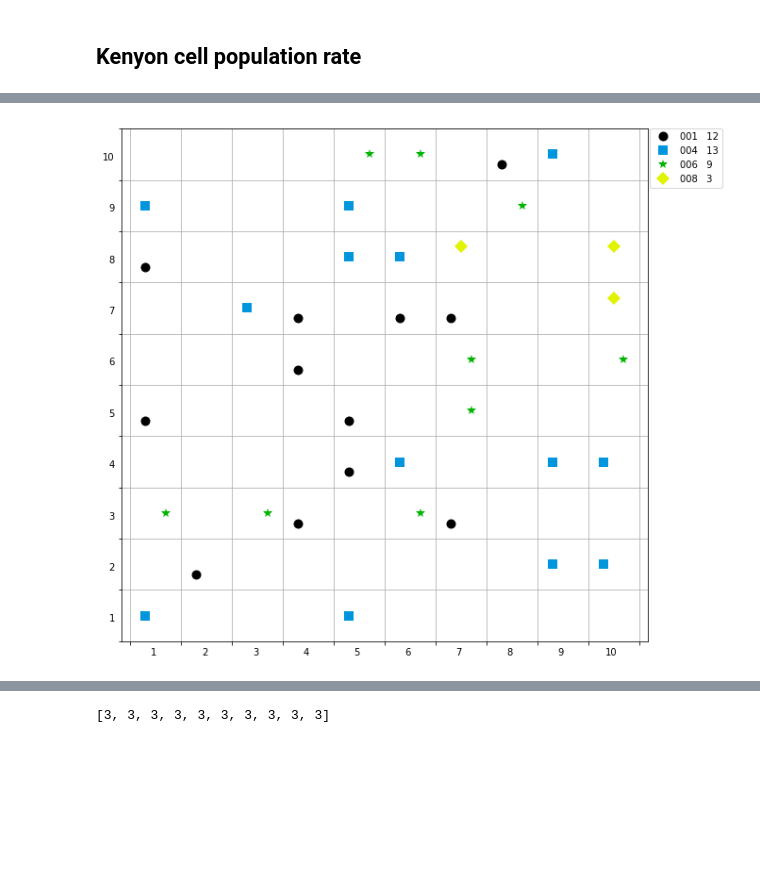
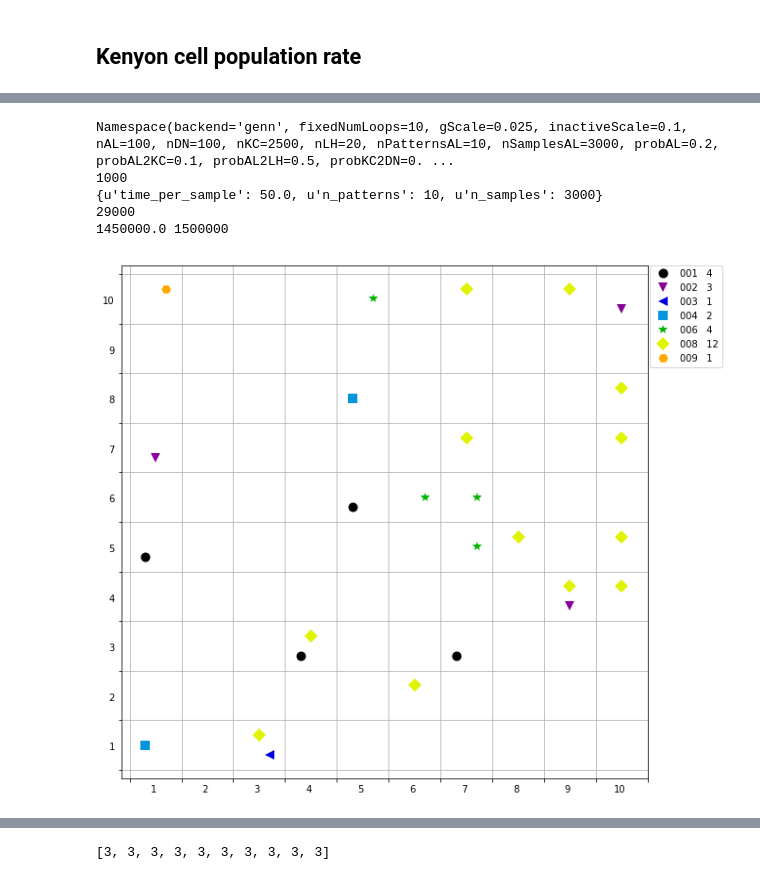
Before and after one commit to chanokin/brainscales-recognition, a Jupyter notebook: codebase/mushroom_body/analyze_mbody_results.ipynb, the cells around one changed output, grey strips where cells are left out. Saved outputs shown, nothing was run; the diff lists cells and outputs as text; code cells hidden in the pictures; blank space fills up the shorter version.

```diff
--- a/codebase/mushroom_body/analyze_mbody_results.ipynb
+++ b/codebase/mushroom_body/analyze_mbody_results.ipynb
@@ -591,5 +589,5 @@ plt.show()
 # %%
-analyse_overlap = bool(1)
+analyse_overlap = bool(0) and args.nSamplesAL <= 500
 
 if analyse_overlap:
     data = np.load(fname)
@@ -1385,4 +1303,34 @@ cmap[:, 3] = 1.0
 # %%
+data = np.load(fname)
+args = data['args'].item()
+
+print(args)
+config = {
+    'n_patterns': args.nPatternsAL,
+    'n_samples': args.nSamplesAL,
+    'time_per_sample': float(data['sample_dt']),
+}
+n_test = data['n_test_samples']
+print(n_test)
+start_idx = max(0, args.nPatternsAL * args.nSamplesAL - (n_test) )
+start_t = start_idx * float(data['sample_dt'])
+end_t = total_t
+print(config)
+print(start_idx)
+print(start_t, end_t)
+act_neurons = active_neurons_per_pattern(out_spikes, start_t, end_t,
+                data['sample_indices'], start_idx, config)
+
+# gr = matplotlib.cm.gist_rainbow
+gr = matplotlib.cm.nipy_spectral
+cmap_dc = gr.N//args.nPatternsAL
+cmap = np.array([gr(i*cmap_dc) for i in range(args.nPatternsAL)] )
+# print(help(cmap))
+#
+cmap[:, 3] = 1.0
+
+
+
 markers = ['o', 'v', '<', 's', 'P', '*', 'X', 'D', 'H', '>']
 plt.figure(figsize=(10, 10))
 ax = plt.subplot(1, 1, 1)
@@ -1405,34 +1353,39 @@ for pat_id in act_neurons:
         plt.plot(x+dx, y+dy, '.', markerfacecolor=color,
                  marker=marker, markeredgewidth=0, markersize=10,
                  label=label)
 
 ax.set_xticks([i-0.5 for i in range(11)])
 ax.set_yticks([i-0.5 for i in range(11)])
 ax.set_xticklabels([i for i in range(1, 11)])
 ax.set_yticklabels([i for i in range(1, 11)])
 
 dx = 0.25
 dy = 0.0
 offset = matplotlib.transforms.ScaledTranslation(dx, dy, fig.dpi_scale_trans)
 for label in ax.xaxis.get_majorticklabels():
     label.set_transform(label.get_transform() + offset)
 
 dx = 0
 dy = 0.25
 offset = matplotlib.transforms.ScaledTranslation(dx, dy, fig.dpi_scale_trans)
 for label in ax.yaxis.get_majorticklabels():
     label.set_transform(label.get_transform() + offset)
 
 handles, labels = ax.get_legend_handles_labels()
 labels, handles = zip(*sorted(zip(labels, handles), key=lambda t: t[0]))
 ax.legend(handles, labels, bbox_to_anchor=(1.15, 1.01))
 
 # plt.legend()
 plt.grid()
 plt.savefig('all_neurons_per_input.pdf')
 plt.show()
 # %% [output]
+Namespace(backend='genn', fixedNumLoops=10, gScale=0.025, inactiveScale=0.1, nAL=100, nDN=100, nKC=2500, nLH=20, nPatternsAL=10, nSamplesAL=3000, probAL=0.2, probAL2KC=0.1, probAL2LH=0.5, probKC2DN=0. ...
+1000
+{u'time_per_sample': 50.0, u'n_patterns': 10, u'n_samples': 3000}
+29000
+1450000.0 1500000
-[figure, old version]
+[figure, new version]
 # %%
 markers = ['o', 'v', '<', 's', 'P', '*', 'X', 'D', 'H', '>']
 plt.figure(figsize=(10, 10))
```
Also changed, not shown: parts of 34 cells of this notebook, 27 other files.
